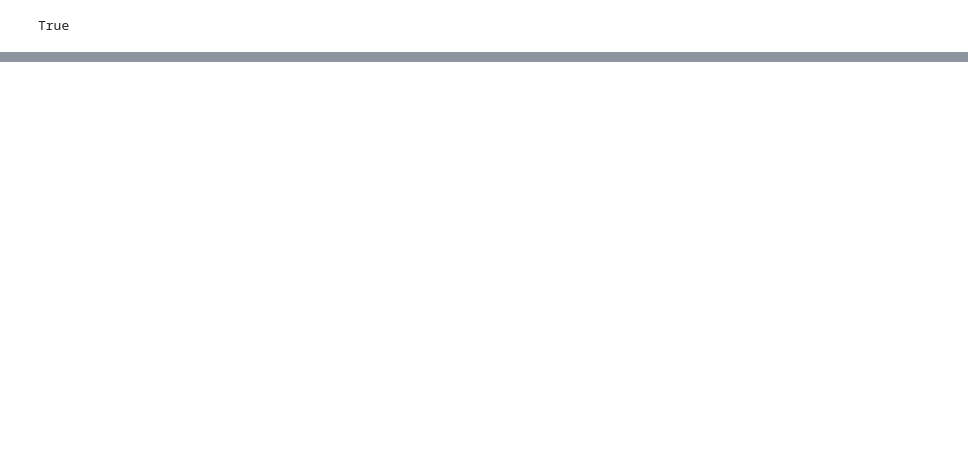
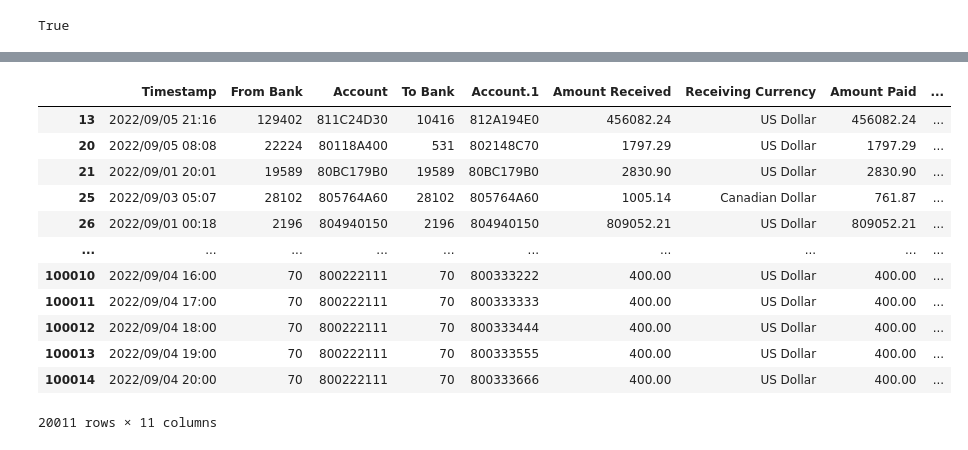
Before and after one commit to Bmorseletto/Tp-Grupal, a Jupyter notebook: money-laundering-analysis.ipynb, the cells around one changed output, grey strips where cells are left out. Saved outputs shown, nothing was run; the diff lists cells and outputs as text; code cells hidden in the pictures; blank space fills up the shorter version.

```diff
--- a/money-laundering-analysis.ipynb
+++ b/money-laundering-analysis.ipynb
@@ -225,0 +274,16 @@ True
+# %%
+trans_usd_sept_1st_df
+# %% [output]
+|  | Timestamp | From Bank | Account | To Bank | Account.1 | Amount Received | Receiving Currency | Amount Paid | ... |
+| 13 | 2022/09/05 21:16 | 129402 | 811C24D30 | 10416 | 812A194E0 | 456082.24 | US Dollar | 456082.24 | ... |
+| 20 | 2022/09/05 08:08 | 22224 | 80118A400 | 531 | 802148C70 | 1797.29 | US Dollar | 1797.29 | ... |
+| 21 | 2022/09/01 20:01 | 19589 | 80BC179B0 | 19589 | 80BC179B0 | 2830.90 | US Dollar | 2830.90 | ... |
+| 25 | 2022/09/03 05:07 | 28102 | 805764A60 | 28102 | 805764A60 | 1005.14 | Canadian Dollar | 761.87 | ... |
+| 26 | 2022/09/01 00:18 | 2196 | 804940150 | 2196 | 804940150 | 809052.21 | US Dollar | 809052.21 | ... |
+| ... | ... | ... | ... | ... | ... | ... | ... | ... | ... |
+| 100010 | 2022/09/04 16:00 | 70 | 800222111 | 70 | 800333222 | 400.00 | US Dollar | 400.00 | ... |
+| 100011 | 2022/09/04 17:00 | 70 | 800222111 | 70 | 800333333 | 400.00 | US Dollar | 400.00 | ... |
+| 100012 | 2022/09/04 18:00 | 70 | 800222111 | 70 | 800333444 | 400.00 | US Dollar | 400.00 | ... |
+| 100013 | 2022/09/04 19:00 | 70 | 800222111 | 70 | 800333555 | 400.00 | US Dollar | 400.00 | ... |
+| 100014 | 2022/09/04 20:00 | 70 | 800222111 | 70 | 800333666 | 400.00 | US Dollar | 400.00 | ... |
+20011 rows × 11 columns
```
Also changed, not shown: parts of 3 cells of this notebook, 4 other files.
